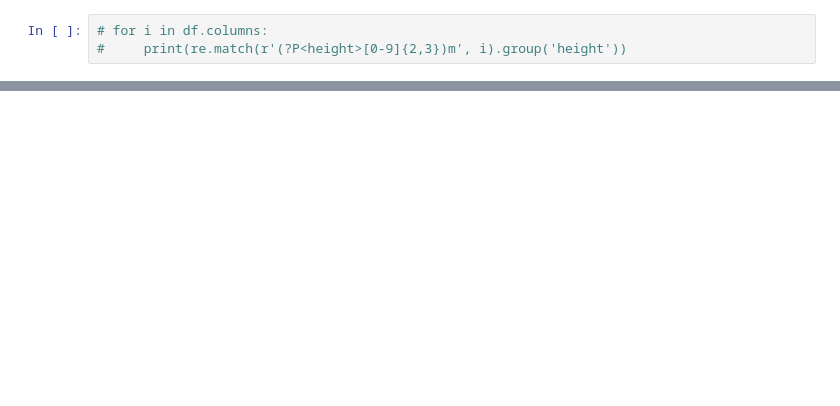
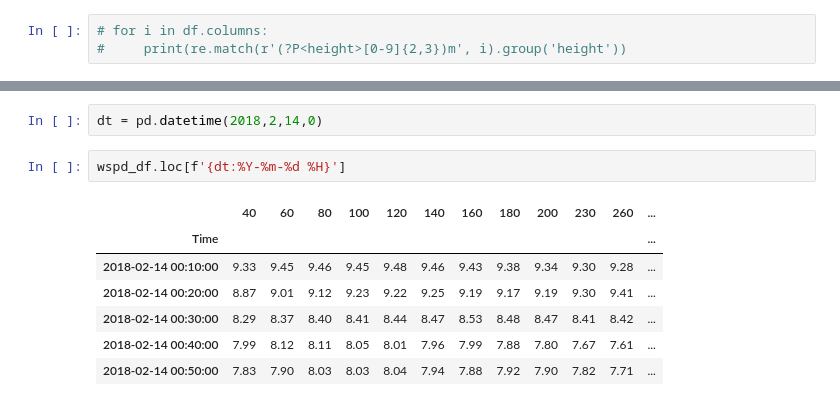
Before and after one commit to IGPResearch/sandbox, a Jupyter notebook: code/Windcube-Plot.ipynb, the cells around one changed output, grey strips where cells are left out. Drawn from its saved outputs; the diff is of its cells as text; blank space fills up the shorter version.

```diff
--- a/code/Windcube-Plot.ipynb
+++ b/code/Windcube-Plot.ipynb
@@ -55,0 +83,12 @@ wspd_df.plot(legend=True, figsize=(20, 8));
+# %%
+dt = pd.datetime(2018,2,14,0)
+# %%
+wspd_df.loc[f'{dt:%Y-%m-%d %H}']
+# %% [output]
+|  | 40 | 60 | 80 | 100 | 120 | 140 | 160 | 180 | 200 | 230 | 260 | ... |
+| Time |  |  |  |  |  |  |  |  |  |  |  | ... |
+| 2018-02-14 00:10:00 | 9.33 | 9.45 | 9.46 | 9.45 | 9.48 | 9.46 | 9.43 | 9.38 | 9.34 | 9.30 | 9.28 | ... |
+| 2018-02-14 00:20:00 | 8.87 | 9.01 | 9.12 | 9.23 | 9.22 | 9.25 | 9.19 | 9.17 | 9.19 | 9.30 | 9.41 | ... |
+| 2018-02-14 00:30:00 | 8.29 | 8.37 | 8.40 | 8.41 | 8.44 | 8.47 | 8.53 | 8.48 | 8.47 | 8.41 | 8.42 | ... |
+| 2018-02-14 00:40:00 | 7.99 | 8.12 | 8.11 | 8.05 | 8.01 | 7.96 | 7.99 | 7.88 | 7.80 | 7.67 | 7.61 | ... |
+| 2018-02-14 00:50:00 | 7.83 | 7.90 | 8.03 | 8.03 | 8.04 | 7.94 | 7.88 | 7.92 | 7.90 | 7.82 | 7.71 | ... |
```
Also changed, not shown: parts of 25 cells of this notebook, 1 other file.
